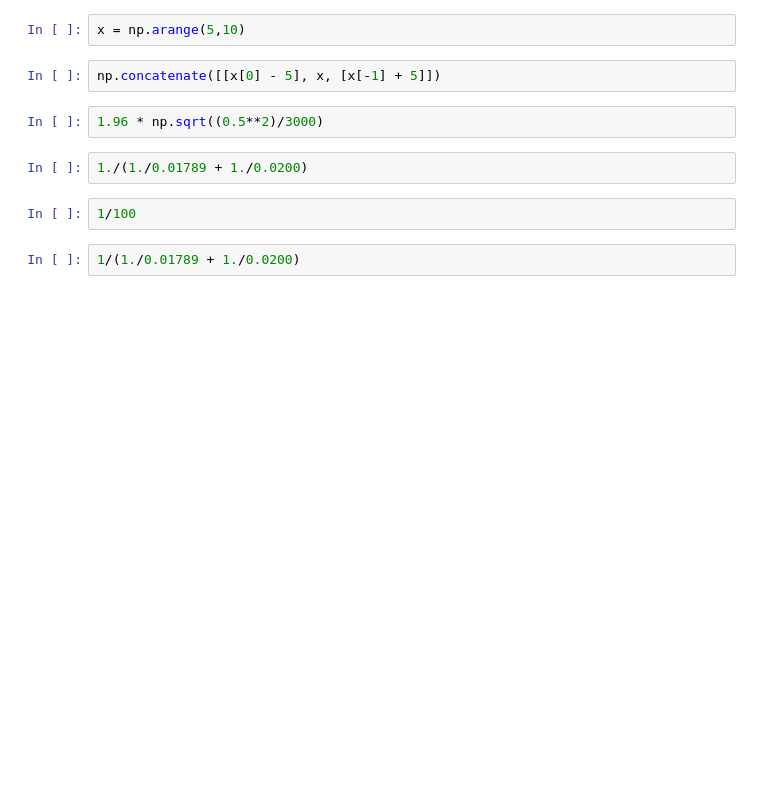
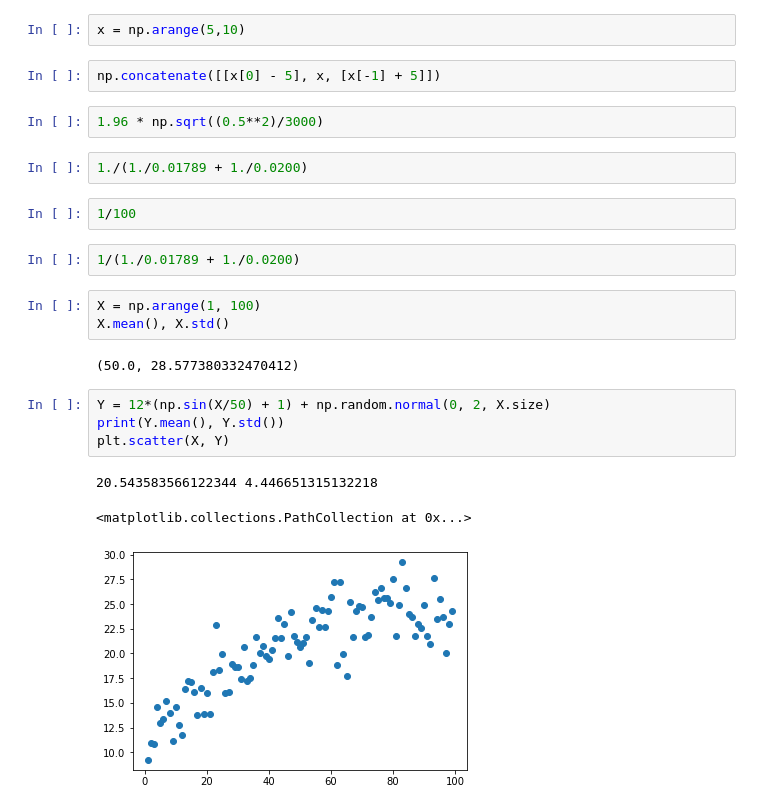
Before and after one commit to xboard/fastpages-blog, a Jupyter notebook: _notebooks/2022-01-07-brazils-2022-presidential-elections-polls-analysis-part1.ipynb, the cells around one changed output. Drawn from its saved outputs; the diff is of its cells as text; blank space fills up the shorter version.

```diff
--- a/_notebooks/2022-01-07-brazils-2022-presidential-elections-polls-analysis-part1.ipynb
+++ b/_notebooks/2022-01-07-brazils-2022-presidential-elections-polls-analysis-part1.ipynb
@@ -485,3 +549,16 @@ np.concatenate([[x[0] - 5], x, [x[-1] + 5]])
 1/100
 # %%
 1/(1./0.01789 + 1./0.0200)
+# %%
+X = np.arange(1, 100)
+X.mean(), X.std()
+# %% [output]
+(50.0, 28.577380332470412)
+# %%
+Y = 12*(np.sin(X/50) + 1) + np.random.normal(0, 2, X.size)
+print(Y.mean(), Y.std())
+plt.scatter(X, Y)
+# %% [output]
+20.543583566122344 4.446651315132218
+<matplotlib.collections.PathCollection at 0x...>
+[figure, added]
```
Also changed, not shown: parts of 53 cells of this notebook.
